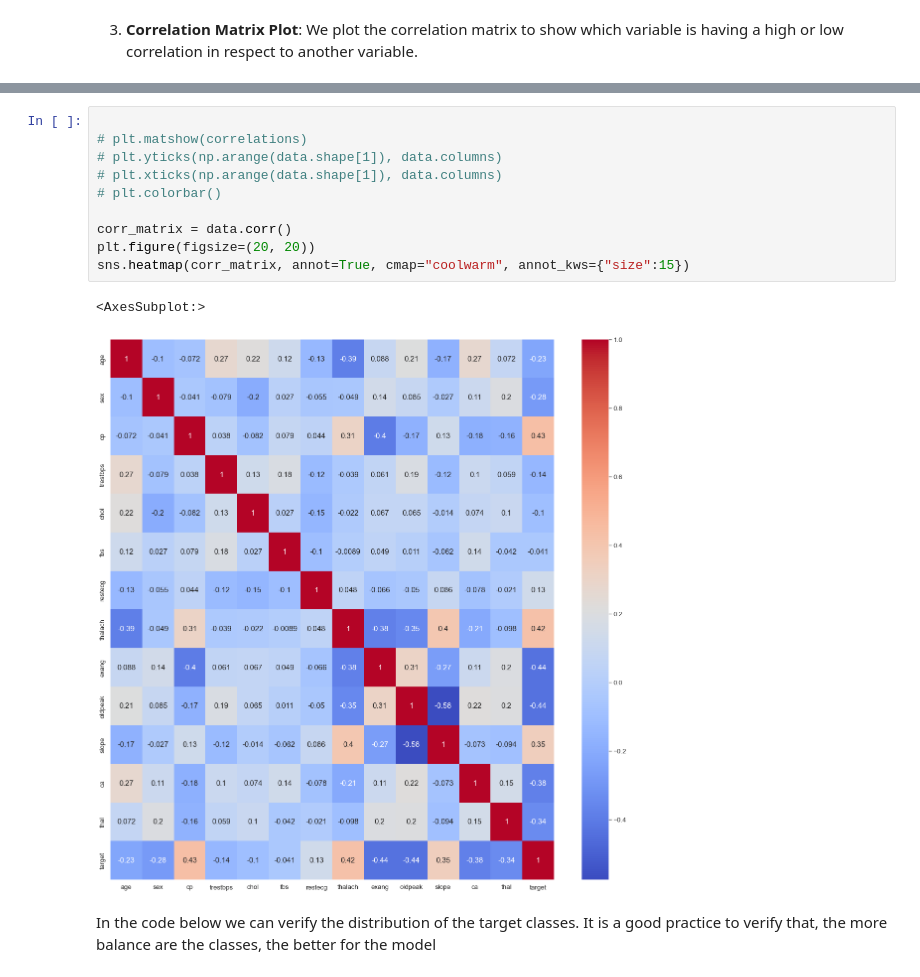
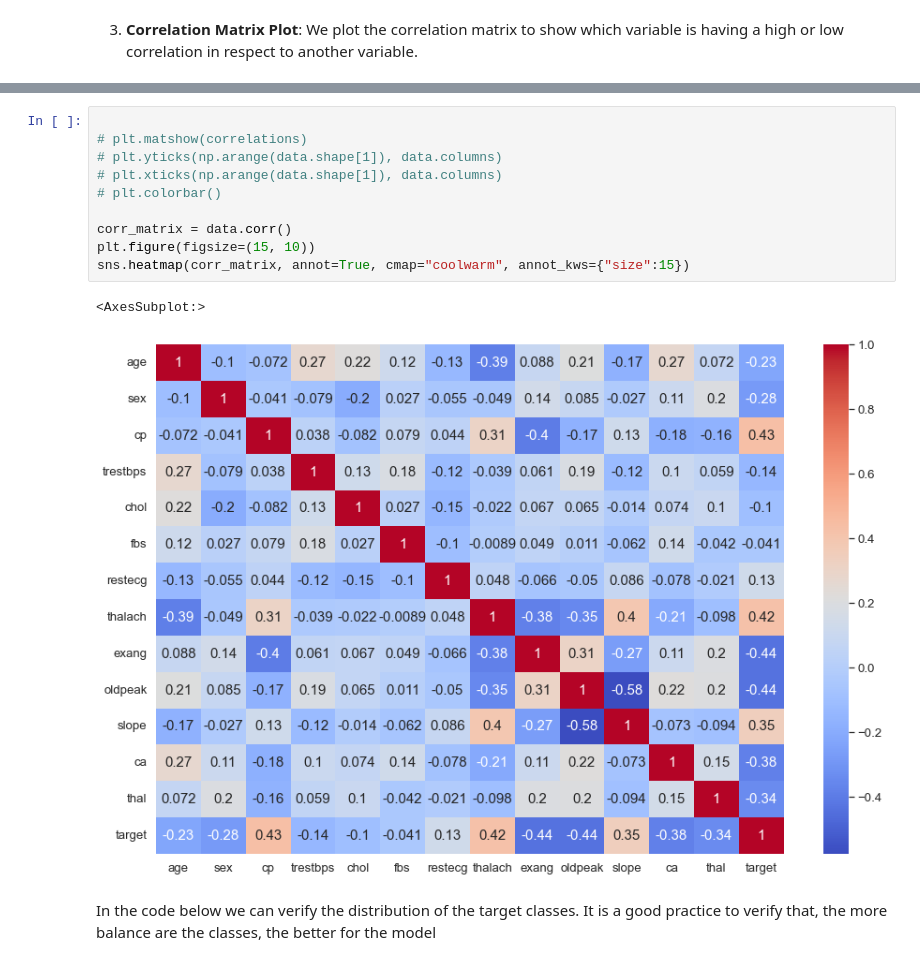
Before and after one commit to franck225-coder/Machine-Learning-project-series, a Jupyter notebook: logistic regression/heart disease prediction/heart_disease_prediction.ipynb, the cells around one changed output, grey strips where cells are left out. Saved outputs shown, nothing was run; the diff lists cells and outputs as text.

```diff
--- a/logistic regression/heart disease prediction/heart_disease_prediction.ipynb
+++ b/logistic regression/heart disease prediction/heart_disease_prediction.ipynb
@@ -223,16 +209,16 @@ correlations.style.background_gradient(cmap='coolwarm')
 # %%
 
 # plt.matshow(correlations)
 # plt.yticks(np.arange(data.shape[1]), data.columns)
 # plt.xticks(np.arange(data.shape[1]), data.columns)
 # plt.colorbar()
 
 corr_matrix = data.corr()
-plt.figure(figsize=(20, 20))
+plt.figure(figsize=(15, 10))
 sns.heatmap(corr_matrix, annot=True, cmap="coolwarm", annot_kws={"size":15})
 # %% [output]
 <AxesSubplot:>
-[figure, old version]
+[figure, new version]
 # %% [markdown]
 In the code below we can verify the distribution of the target classes. It is a good practice to verify that, the more balance are
 the classes, the better for the model
```
Also changed, not shown: parts of 4 cells of this notebook.
